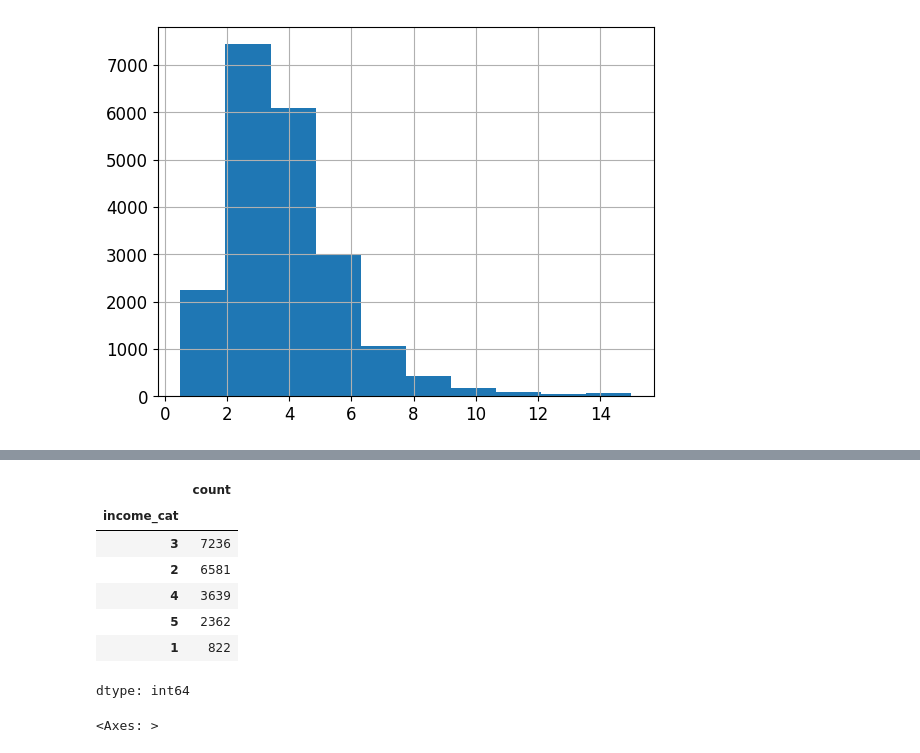
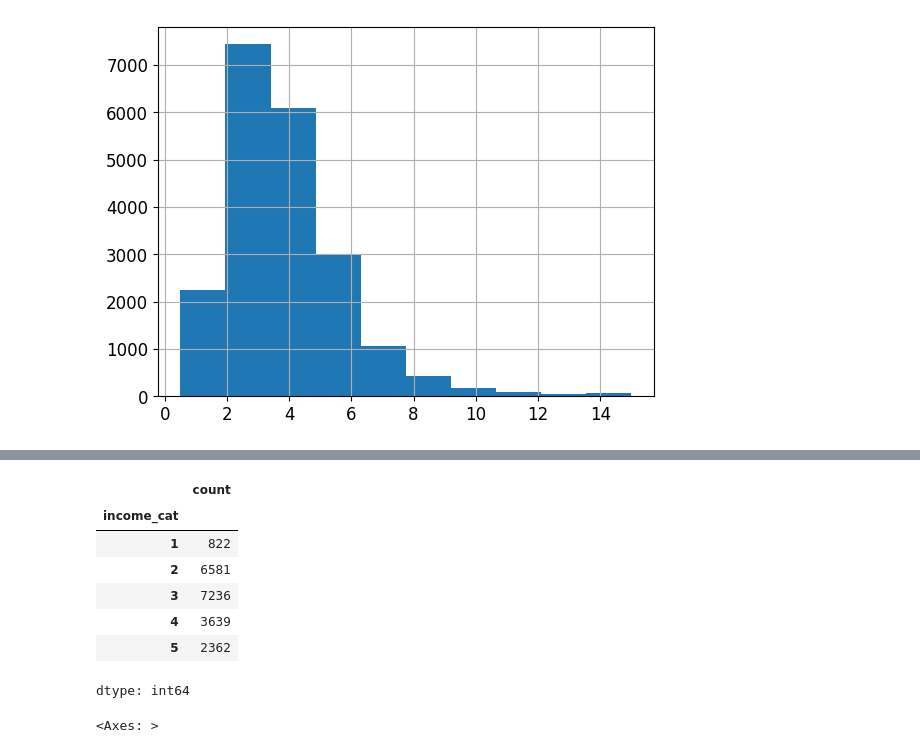
Before and after one commit to felippe-ribeiro/AulasIAFIAP, a Jupyter notebook: Fund_ML_Aula_2.ipynb, the cells around one changed output, grey strips where cells are left out. Cells and saved outputs as stored; diff of their text form; code cells hidden in the pictures.

```diff
--- a/Fund_ML_Aula_2.ipynb
+++ b/Fund_ML_Aula_2.ipynb
@@ -144,5 +144,5 @@ dataset['income_cat'] = np.ceil(dataset["median_income"] / 1.5) #ceil arredonda
 # Rotule aqueles acima de 5 como 5.
 # os valores na coluna "income_cat" que forem maiores ou iguais a 5 são substituídos por 5. Isso é feito usando a função .where() do pandas.
 # Basicamente, se o valor em "income_cat" for menor que 5, ele permanece o mesmo; caso contrário, é substituído por 5.
-dataset['income_cat'].where(dataset['income_cat'] < 5, 5.0, inplace=True)
+dataset['income_cat'].where(dataset['income_cat'] < 5, 5.0) #, inplace=True nao funciona aqui mais
 # %% [output]
@@ -158,15 +166,15 @@ dataset['income_cat'] = pd.cut(dataset['median_income'],
                                bins=[0., 1.5, 3.0, 4.5, 6., np.inf ],
                                labels=[1, 2, 3, 4, 5])
 # %%
-dataset['income_cat'].value_counts()
+dataset['income_cat'].value_counts().sort_index()
 # %% [output]
 |  | count |
 | income_cat |  |
+| 1 | 822 |
+| 2 | 6581 |
 | 3 | 7236 |
-| 2 | 6581 |
 | 4 | 3639 |
 | 5 | 2362 |
-| 1 | 822 |
 dtype: int64
 # %%
 dataset['income_cat'].hist()
```
Also changed, not shown: parts of 20 cells of this notebook.
